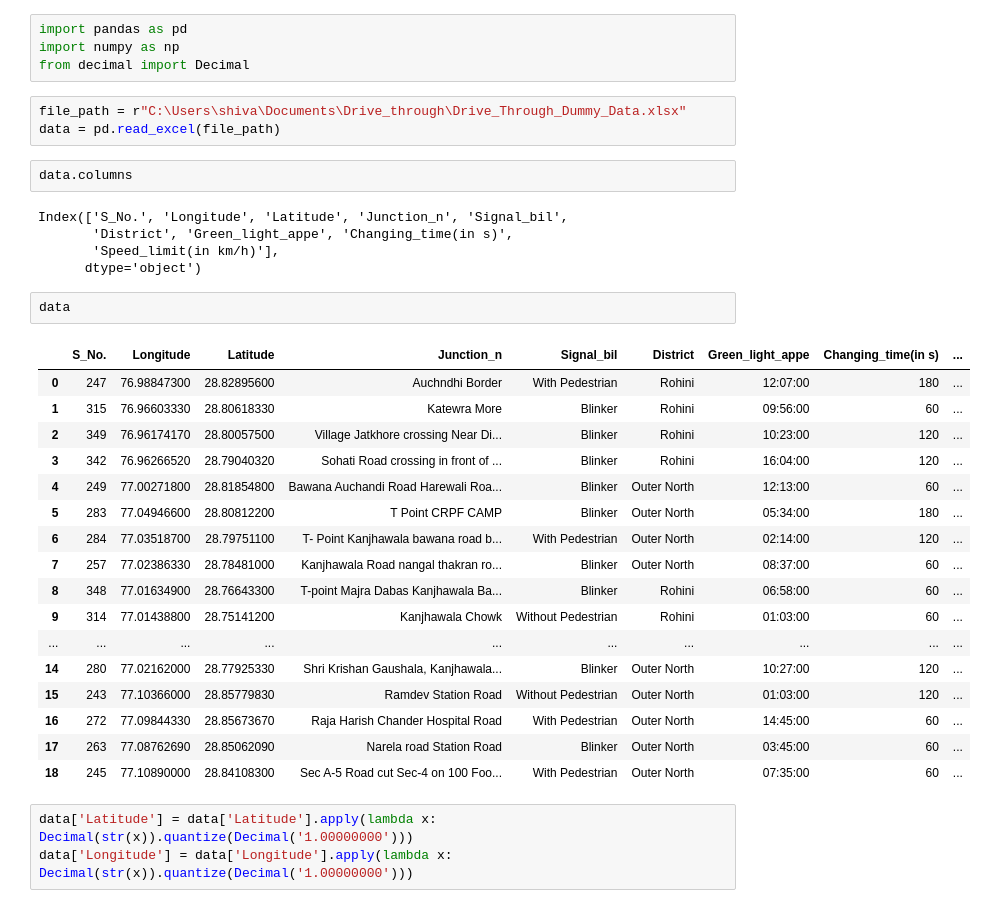
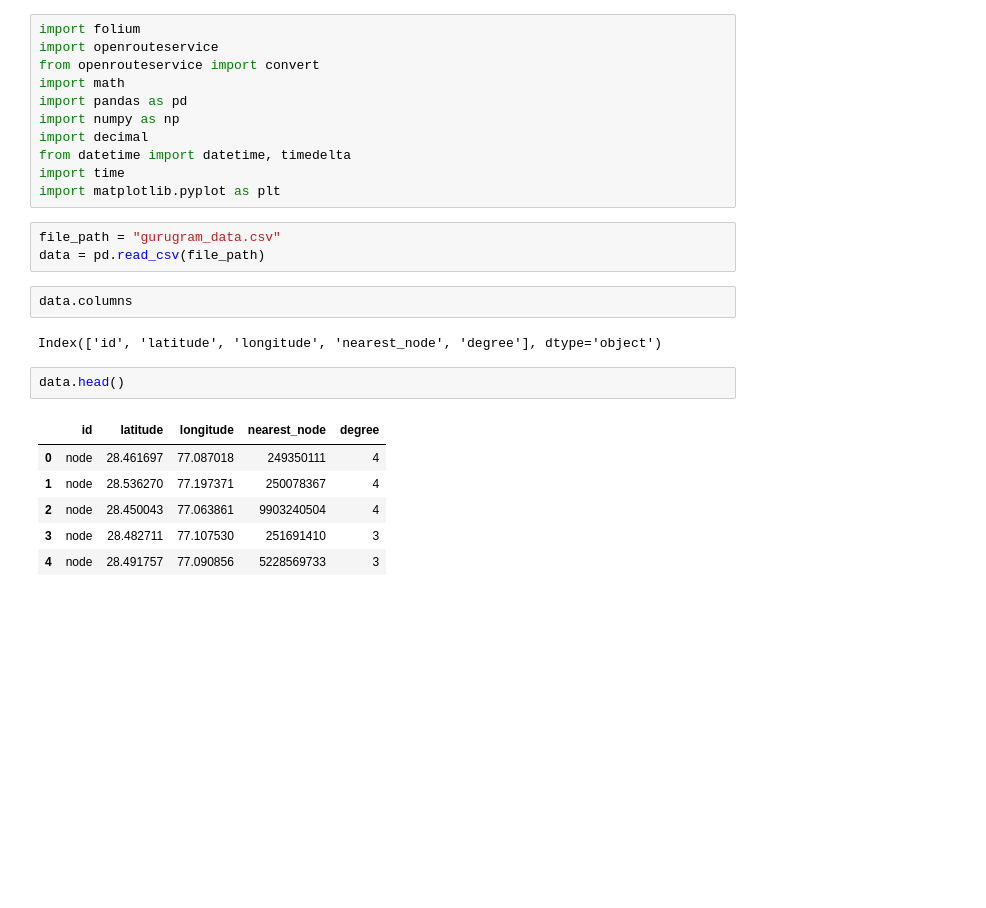
Before and after one commit to Shivani-Sharma-23/Traffic-Light-Optimization, a Jupyter notebook: Drive_through.ipynb, the cells around one changed output. Saved outputs shown, nothing was run; the diff lists cells and outputs as text; blank space fills up the shorter version.

```diff
--- a/Drive_through.ipynb
+++ b/Drive_through.ipynb
@@ -1,37 +1,27 @@
 # %%
+import folium
+import openrouteservice
+from openrouteservice import convert
+import math
 import pandas as pd
 import numpy as np
-from decimal import Decimal
+import decimal
+from datetime import datetime, timedelta
+import time
+import matplotlib.pyplot as plt
-# %%
-file_path = r"C:\Users\shiva\Documents\Drive_through\Drive_Through_Dummy_Data.xlsx"
-data = pd.read_excel(file_path)
+# %%
+file_path = "gurugram_data.csv"
+data = pd.read_csv(file_path)
 # %%
 data.columns
 # %% [output]
-Index(['S_No.', 'Longitude', 'Latitude', 'Junction_n', 'Signal_bil',
-       'District', 'Green_light_appe', 'Changing_time(in s)',
-       'Speed_limit(in km/h)'],
-      dtype='object')
+Index(['id', 'latitude', 'longitude', 'nearest_node', 'degree'], dtype='object')
 # %%
-data
+data.head()
 # %% [output]
-|  | S_No. | Longitude | Latitude | Junction_n | Signal_bil | District | Green_light_appe | Changing_time(in s) | ... |
-| 0 | 247 | 76.98847300 | 28.82895600 | Auchndhi Border | With Pedestrian | Rohini | 12:07:00 | 180 | ... |
-| 1 | 315 | 76.96603330 | 28.80618330 | Katewra More | Blinker | Rohini | 09:56:00 | 60 | ... |
-| 2 | 349 | 76.96174170 | 28.80057500 | Village Jatkhore crossing Near Di... | Blinker | Rohini | 10:23:00 | 120 | ... |
-| 3 | 342 | 76.96266520 | 28.79040320 | Sohati Road crossing in front of ... | Blinker | Rohini | 16:04:00 | 120 | ... |
-| 4 | 249 | 77.00271800 | 28.81854800 | Bawana Auchandi Road Harewali Roa... | Blinker | Outer North | 12:13:00 | 60 | ... |
-| 5 | 283 | 77.04946600 | 28.80812200 | T Point CRPF CAMP | Blinker | Outer North | 05:34:00 | 180 | ... |
-| 6 | 284 | 77.03518700 | 28.79751100 | T- Point Kanjhawala bawana road b... | With Pedestrian | Outer North | 02:14:00 | 120 | ... |
-| 7 | 257 | 77.02386330 | 28.78481000 | Kanjhawala Road nangal thakran ro... | Blinker | Outer North | 08:37:00 | 60 | ... |
-| 8 | 348 | 77.01634900 | 28.76643300 | T-point Majra Dabas Kanjhawala Ba... | Blinker | Rohini | 06:58:00 | 60 | ... |
-| 9 | 314 | 77.01438800 | 28.75141200 | Kanjhawala Chowk | Without Pedestrian | Rohini | 01:03:00 | 60 | ... |
-| ... | ... | ... | ... | ... | ... | ... | ... | ... | ... |
-| 14 | 280 | 77.02162000 | 28.77925330 | Shri Krishan Gaushala, Kanjhawala... | Blinker | Outer North | 10:27:00 | 120 | ... |
-| 15 | 243 | 77.10366000 | 28.85779830 | Ramdev Station Road | Without Pedestrian | Outer North | 01:03:00 | 120 | ... |
-| 16 | 272 | 77.09844330 | 28.85673670 | Raja Harish Chander Hospital Road | With Pedestrian | Outer North | 14:45:00 | 60 | ... |
-| 17 | 263 | 77.08762690 | 28.85062090 | Narela road Station Road | Blinker | Outer North | 03:45:00 | 60 | ... |
-| 18 | 245 | 77.10890000 | 28.84108300 | Sec A-5 Road cut Sec-4 on 100 Foo... | With Pedestrian | Outer North | 07:35:00 | 60 | ... |
+|  | id | latitude | longitude | nearest_node | degree |
+| 0 | node | 28.461697 | 77.087018 | 249350111 | 4 |
+| 1 | node | 28.536270 | 77.197371 | 250078367 | 4 |
+| 2 | node | 28.450043 | 77.063861 | 9903240504 | 4 |
+| 3 | node | 28.482711 | 77.107530 | 251691410 | 3 |
+| 4 | node | 28.491757 | 77.090856 | 5228569733 | 3 |
-# %%
-data['Latitude'] = data['Latitude'].apply(lambda x: Decimal(str(x)).quantize(Decimal('1.00000000')))
-data['Longitude'] = data['Longitude'].apply(lambda x: Decimal(str(x)).quantize(Decimal('1.00000000')))
```
Also changed, not shown: parts of 13 cells of this notebook, 3 other files.
